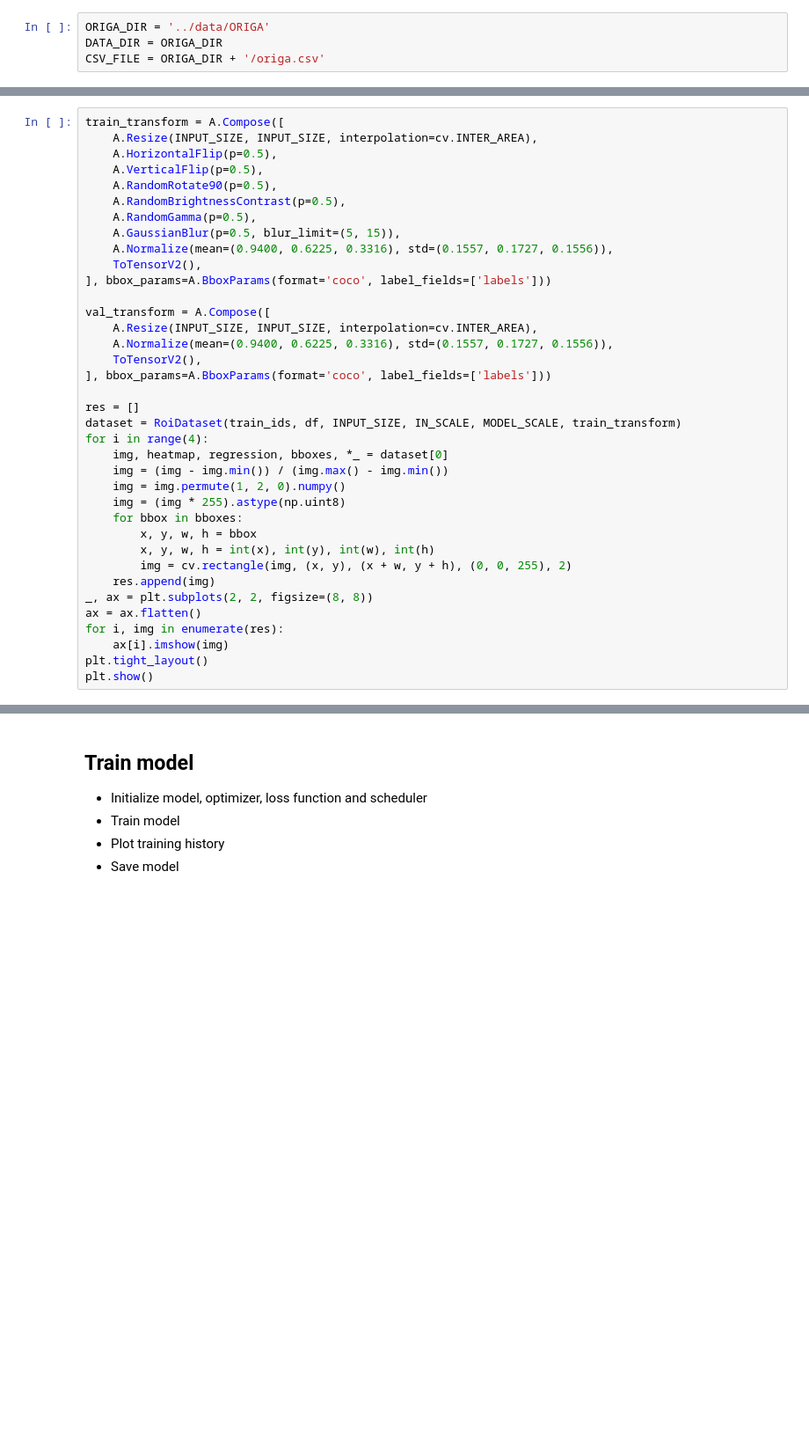
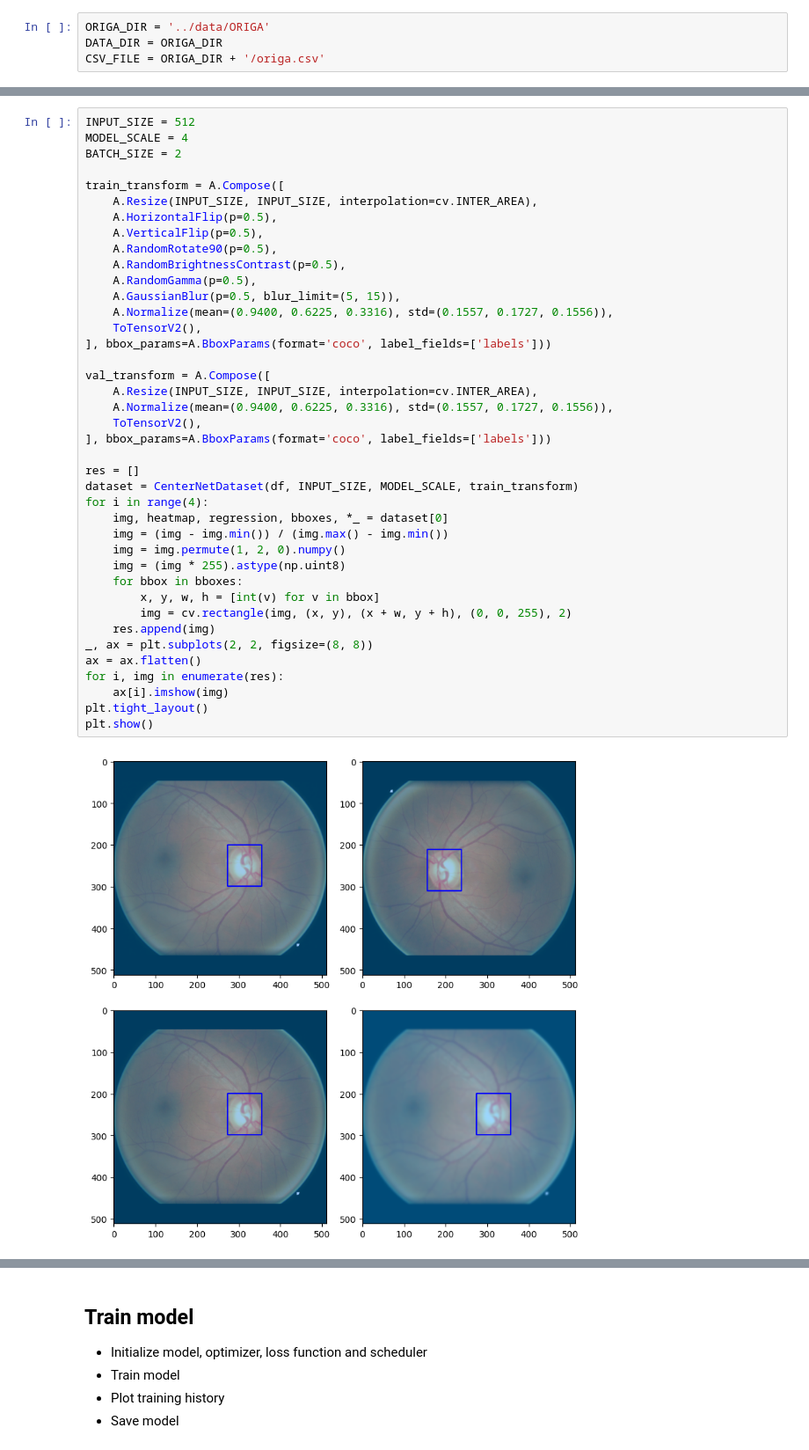
Before and after one commit to AkosKappel/DP-GlaucomaSegmentation, a Jupyter notebook: notebooks/centernet.ipynb, the cells around one changed output, grey strips where cells are left out. Shown: that part at 88% size. Cells and saved outputs as stored; diff of their text form; blank space fills up the shorter version.

Commit message:
automate image preprocessing & roi cropping

```diff
--- a/notebooks/centernet.ipynb
+++ b/notebooks/centernet.ipynb
@@ -73,38 +80,43 @@ df.head()
 # %%
+INPUT_SIZE = 512
+MODEL_SCALE = 4
+BATCH_SIZE = 2
+
 train_transform = A.Compose([
     A.Resize(INPUT_SIZE, INPUT_SIZE, interpolation=cv.INTER_AREA),
     A.HorizontalFlip(p=0.5),
     A.VerticalFlip(p=0.5),
     A.RandomRotate90(p=0.5),
     A.RandomBrightnessContrast(p=0.5),
     A.RandomGamma(p=0.5),
     A.GaussianBlur(p=0.5, blur_limit=(5, 15)),
     A.Normalize(mean=(0.9400, 0.6225, 0.3316), std=(0.1557, 0.1727, 0.1556)),
     ToTensorV2(),
 ], bbox_params=A.BboxParams(format='coco', label_fields=['labels']))
 
 val_transform = A.Compose([
     A.Resize(INPUT_SIZE, INPUT_SIZE, interpolation=cv.INTER_AREA),
     A.Normalize(mean=(0.9400, 0.6225, 0.3316), std=(0.1557, 0.1727, 0.1556)),
     ToTensorV2(),
 ], bbox_params=A.BboxParams(format='coco', label_fields=['labels']))
 
 res = []
-dataset = RoiDataset(train_ids, df, INPUT_SIZE, IN_SCALE, MODEL_SCALE, train_transform)
+dataset = CenterNetDataset(df, INPUT_SIZE, MODEL_SCALE, train_transform)
 for i in range(4):
     img, heatmap, regression, bboxes, *_ = dataset[0]
     img = (img - img.min()) / (img.max() - img.min())
     img = img.permute(1, 2, 0).numpy()
     img = (img * 255).astype(np.uint8)
     for bbox in bboxes:
-        x, y, w, h = bbox
-        x, y, w, h = int(x), int(y), int(w), int(h)
+        x, y, w, h = [int(v) for v in bbox]
         img = cv.rectangle(img, (x, y), (x + w, y + h), (0, 0, 255), 2)
     res.append(img)
 _, ax = plt.subplots(2, 2, figsize=(8, 8))
 ax = ax.flatten()
 for i, img in enumerate(res):
     ax[i].imshow(img)
 plt.tight_layout()
 plt.show()
+# %% [output]
+[figure, added]
 # %%
```
Also changed, not shown: parts of 18 cells of this notebook, 4 other files.
